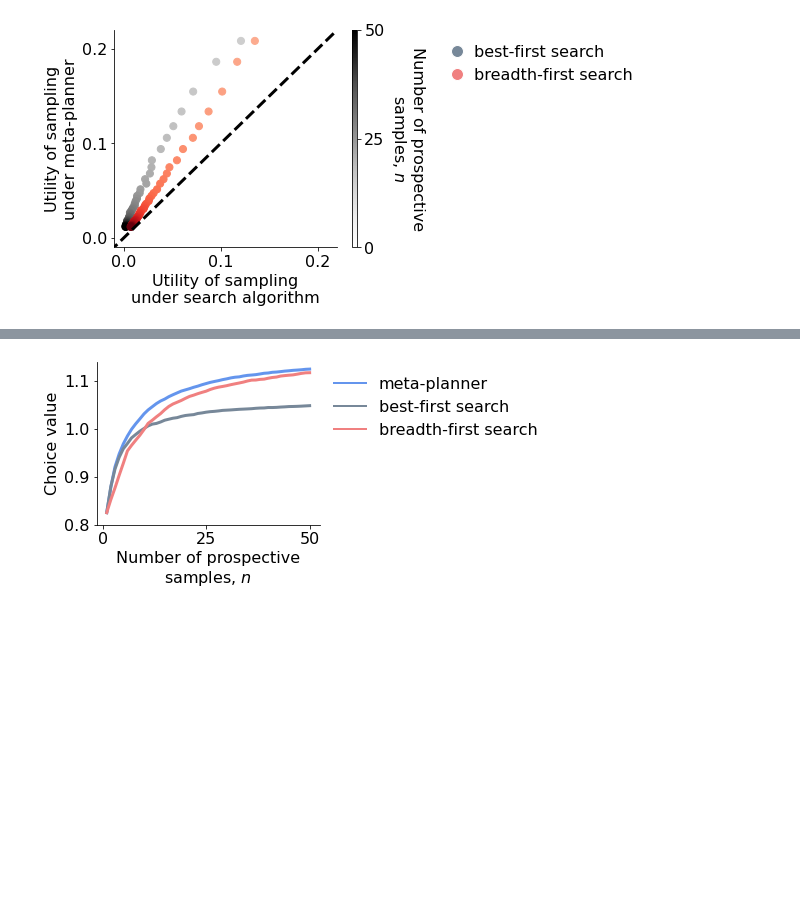
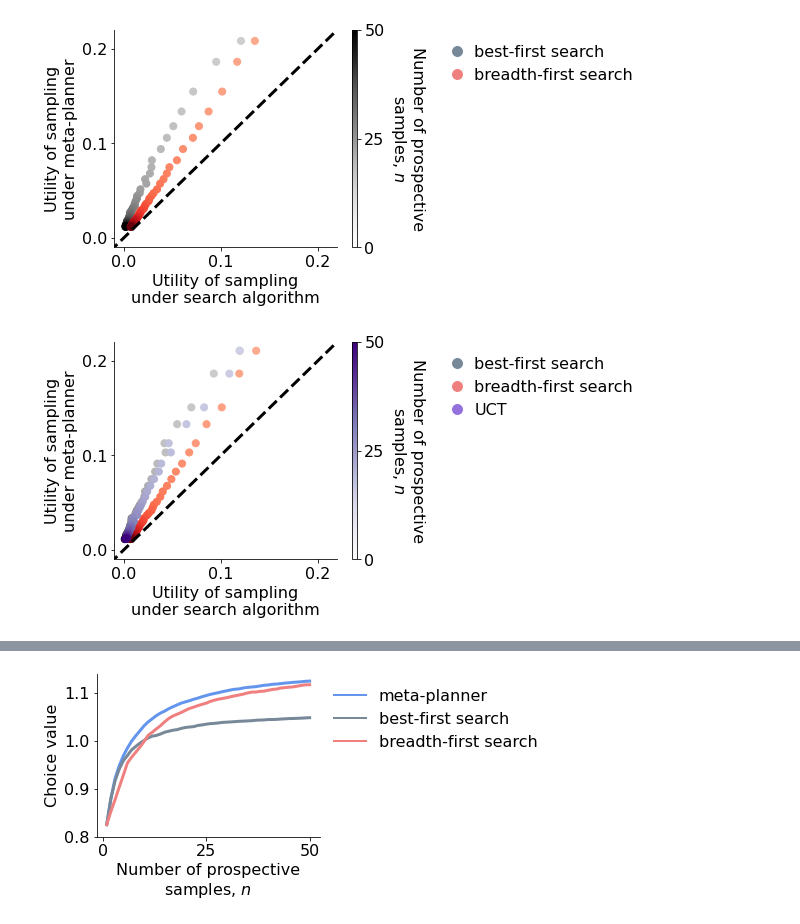
Before and after one commit to ionatankuperwajs/meta-planning, a Jupyter notebook: model_online_action.ipynb, the cells around one changed output, grey strips where cells are left out. Drawn from its saved outputs; the diff is of its cells as text; code cells hidden in the pictures; blank space fills up the shorter version.

```diff
--- a/model_online_action.ipynb
+++ b/model_online_action.ipynb
@@ -1419,0 +1510,59 @@ cb.set_label('Number of prospective\nsamples, $n$',rotation=-90, va="bottom")
+# %%
+utility_model = np.average(M_T_max_model,axis=1)
+utility_bfs = np.average(M_T_max_bfs,axis=1)
+utility_breadth = np.average(M_T_max_breadth,axis=1)
+utility_uct = np.average(M_T_max_uct,axis=1)
+# %%
+def truncate_colormap(cmap, minval=0.0, maxval=1.0, n=100):
+    new_cmap = colors.LinearSegmentedColormap.from_list(
+        'trunc({n},{a:.2f},{b:.2f})'.format(n=cmap.name, a=minval, b=maxval),
+        cmap(np.linspace(minval, maxval, n)))
+    return new_cmap
+
+cmap = plt.get_cmap('Greys')
+grey_cmap = truncate_colormap(cmap, 0.3, 1.0)
+
+cmap = plt.get_cmap('Reds')
+red_cmap = truncate_colormap(cmap, 0.3, 1.0)
+
+cmap = plt.get_cmap('Purples')
+purple_cmap = truncate_colormap(cmap, 0.3, 1.0)
+# %%
+fig, ax = plt.subplots(figsize=(4,4))
+
+legend_elements = [Line2D([0], [0], marker='o', ms=12, markerfacecolor='lightslategray', color='w', label='best-first search'),
+                   Line2D([0], [0], marker='o', ms=12, markerfacecolor='lightcoral', color='w', label='breadth-first search'),
+                  Line2D([0], [0], marker='o', ms=12, markerfacecolor='mediumpurple', color='w', label='UCT')]
+ax.legend(handles=legend_elements, frameon = False, bbox_to_anchor=(1.4, 1), loc='upper left', handletextpad=0.1)
+
+T_steps = 51
+T_all = np.arange(1, T_steps, 1)  # number of total time steps to run
+
+ax.scatter(utility_bfs, utility_model, marker='o', s=50, c=T_all,cmap=grey_cmap)
+ax.scatter(utility_breadth, utility_model, marker='o', s=50, c=T_all,cmap=red_cmap)
+ax.scatter(utility_uct, utility_model, marker='o', s=50, c=T_all,cmap=purple_cmap)
+
+x = np.linspace(-0.05,0.5,100)
+y = x
+plt.plot(x, y, color='black',linewidth=3,linestyle='--')
+
+ax.spines['top'].set_visible(False)
+ax.spines['right'].set_visible(False)
+ax.set_xlim(-0.01,0.22)
+ax.set_ylim(-0.01,0.22)
+ax.set_xticks(np.arange(0, 0.22, 0.1))
+ax.set_yticks(np.arange(0, 0.22, 0.1))
+plt.ylabel('Utility of sampling\nunder meta-planner')
+plt.xlabel('Utility of sampling\nunder search algorithm')
+
+# Create colorbar
+
+cax = fig.add_axes([ax.get_position().x1+0.05,ax.get_position().y0,0.02,ax.get_position().height])
+cb = plt.colorbar(mpl.cm.ScalarMappable(cmap='Purples'), cax=cax, orientation='vertical')
+cb.set_ticks([0,0.5,1.0])
+cb.set_ticklabels([0,25,50])
+cb.set_label('Number of prospective\nsamples, $n$',rotation=-90, va="bottom")
+
+# plt.savefig('S6B.png', format='png', dpi=1000,bbox_inches = 'tight')
+# %% [output]
+[figure, added]
```
Also changed, not shown: parts of 3 cells of this notebook.
